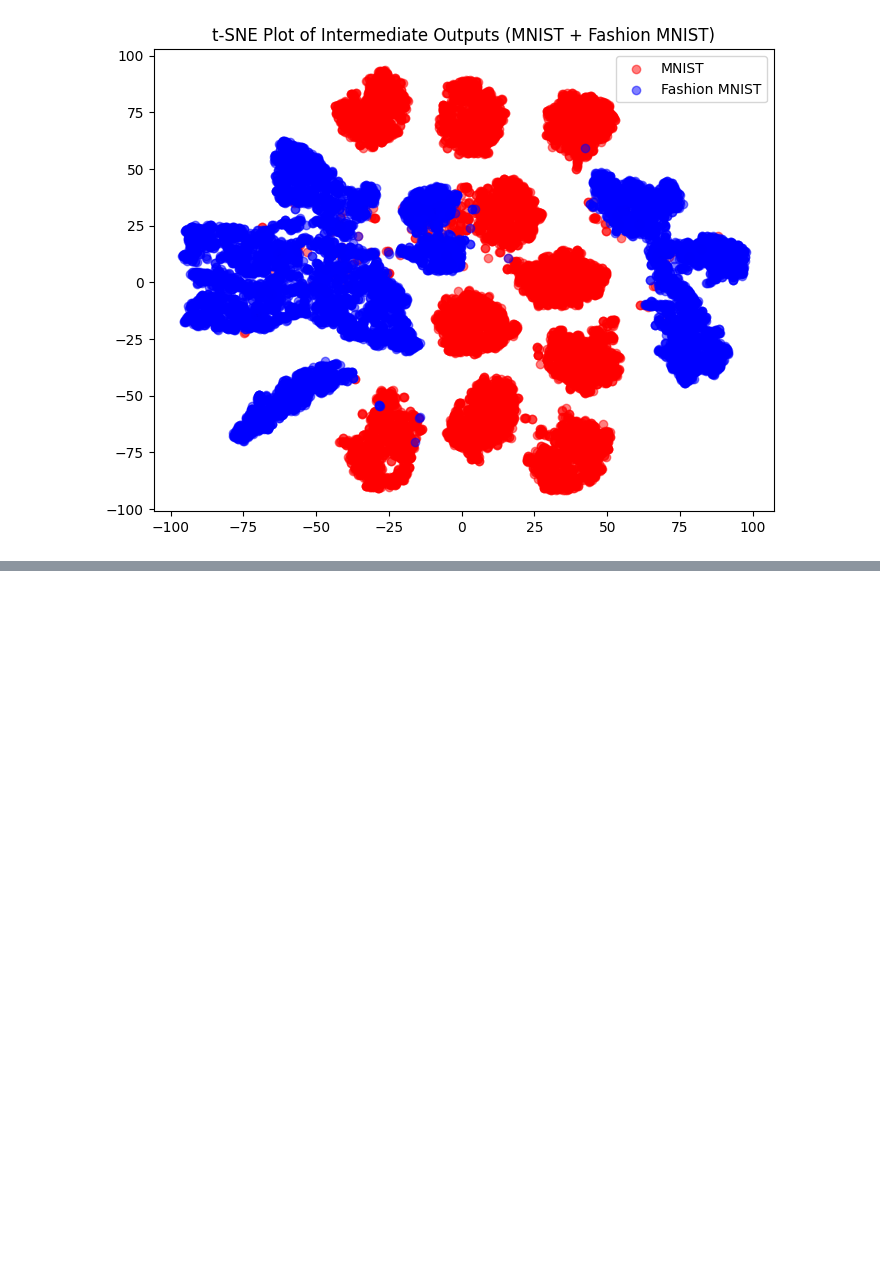
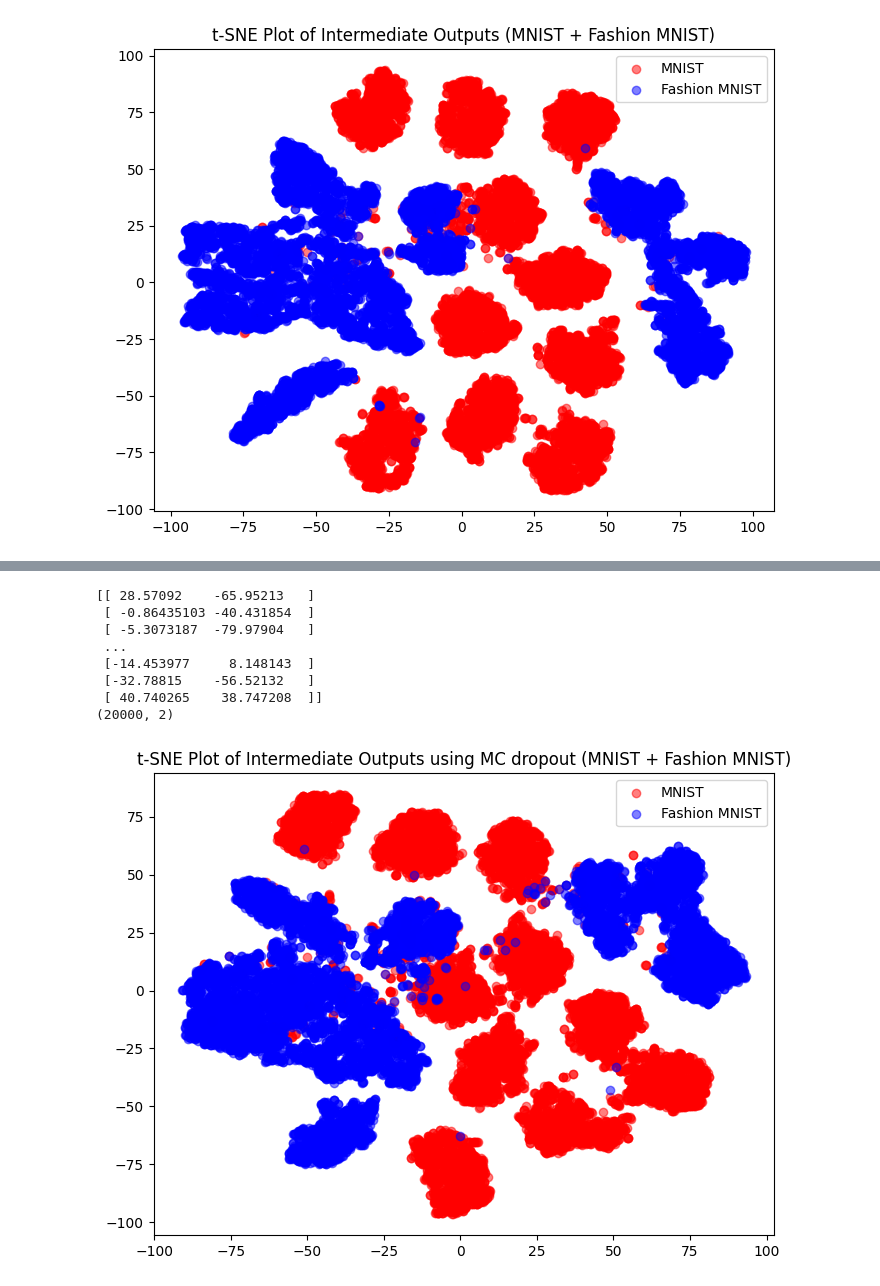
Before and after one commit to Kanishk-py/ML-Task, a Jupyter notebook: cnn.ipynb, the cells around one changed output, grey strips where cells are left out. Cells and saved outputs as stored; diff of their text form; code cells hidden in the pictures; blank space fills up the shorter version.

```diff
--- a/cnn.ipynb
+++ b/cnn.ipynb
@@ -422,0 +472,20 @@ plt.show()
+# %%
+# Color-code the t-SNE plot to distinguish between MNIST and Fashion MNIST points
+print(tsne_results)
+print(tsne_results.shape)
+plt.figure(figsize=(8, 6))
+plt.scatter(tsne_results[0:10000, 0], tsne_results[0:10000, 1], c='red', label='MNIST', alpha=0.5)
+plt.scatter(tsne_results[10000: , 0], tsne_results[10000:, 1], c='blue', label='Fashion MNIST', alpha=0.5)
+plt.title('t-SNE Plot of Intermediate Outputs using MC dropout (MNIST + Fashion MNIST)')
+plt.legend()
+plt.show()
+# %% [output]
+[[ 28.57092    -65.95213   ]
+ [ -0.86435103 -40.431854  ]
+ [ -5.3073187  -79.97904   ]
+ ...
+ [-14.453977     8.148143  ]
+ [-32.78815    -56.52132   ]
+ [ 40.740265    38.747208  ]]
+(20000, 2)
+[figure, added]
```
Also changed, not shown: parts of 2 cells of this notebook.
